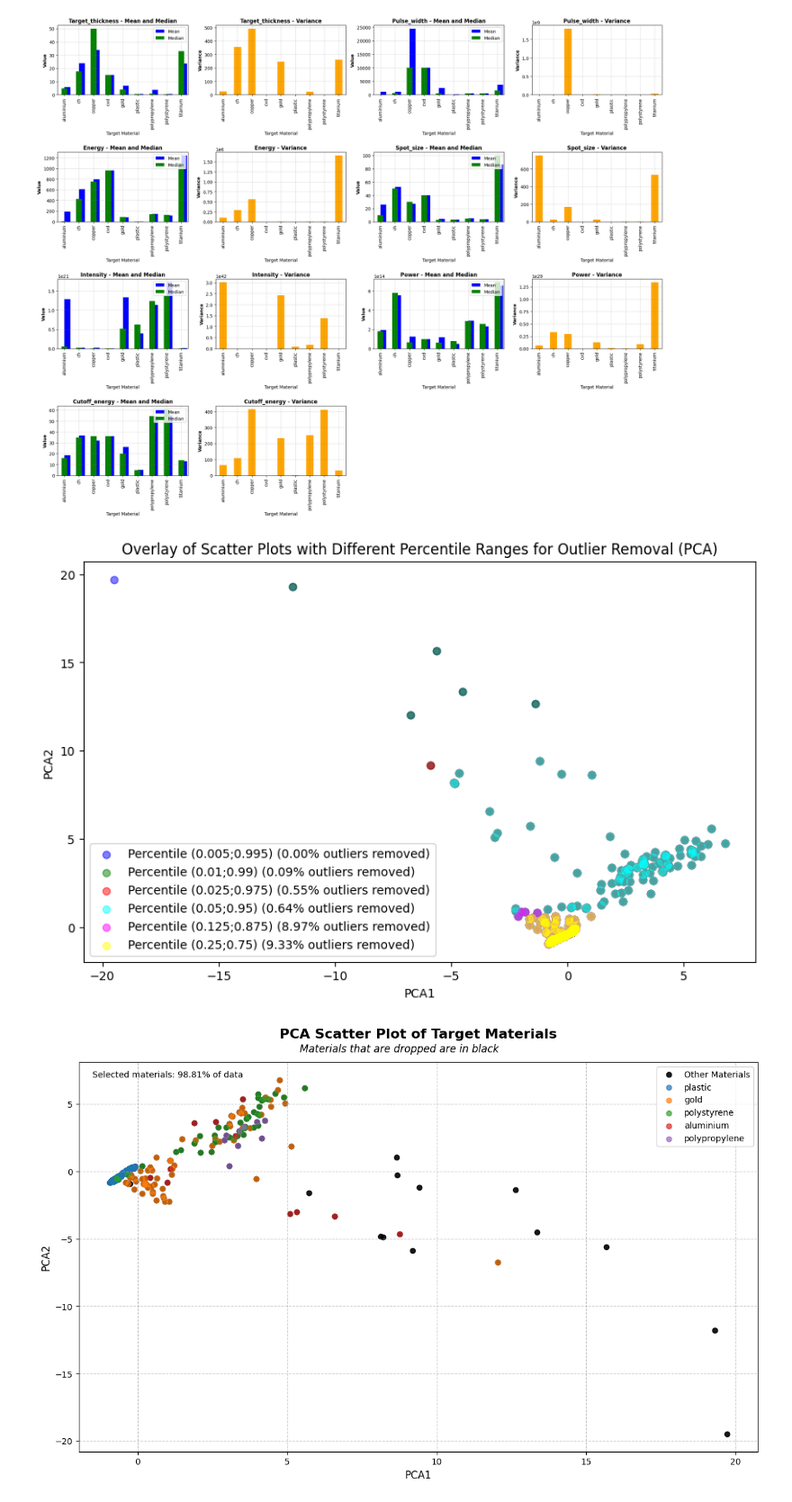
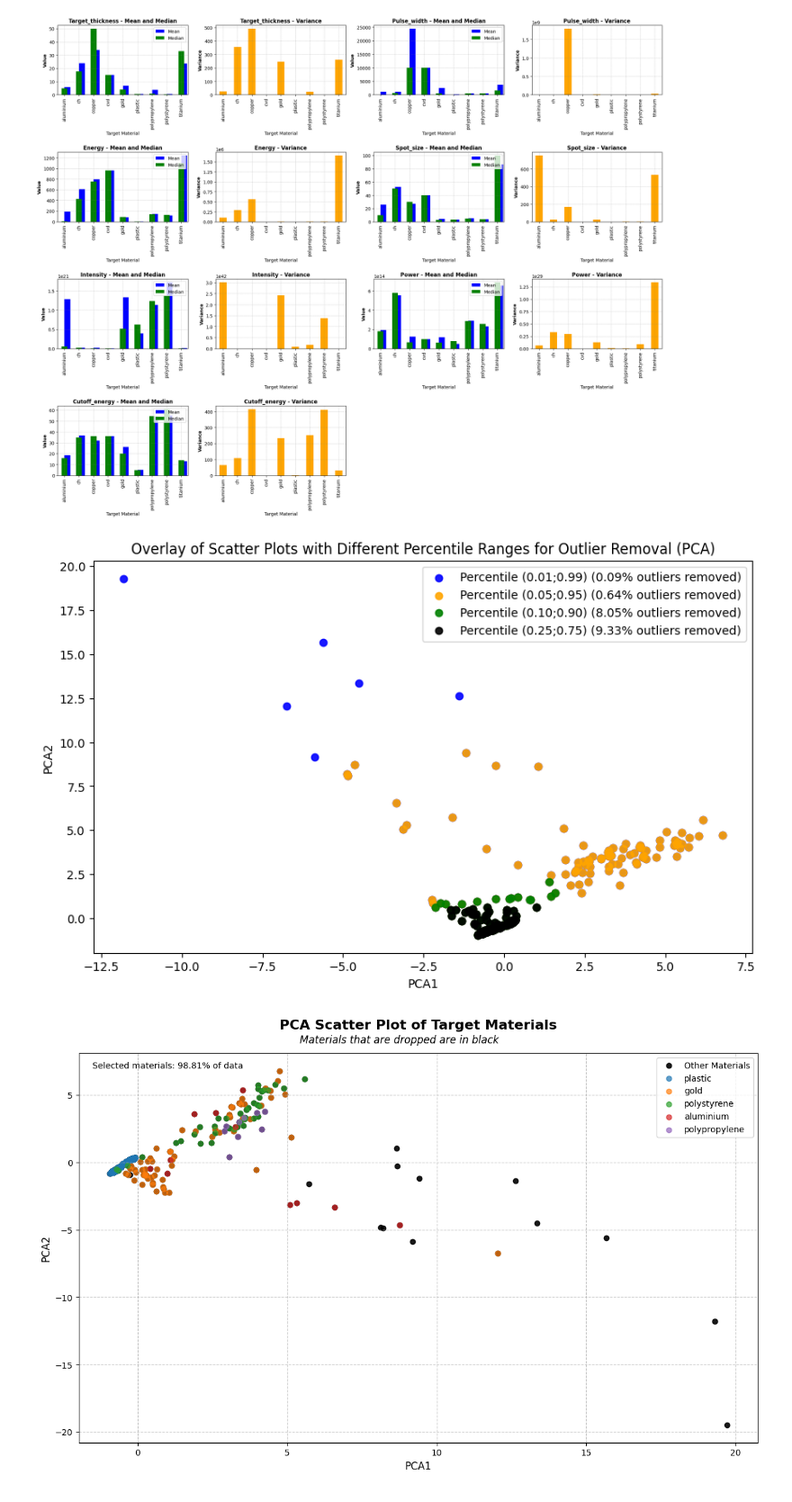
Before and after one commit to iu-ai-research/Synthetic_LAIB_Data, a Jupyter notebook: 1_sample_preparation/eda.ipynb, the cells around one changed output. Shown at 90% size. Saved outputs shown, nothing was run; the diff lists cells and outputs as text; code cells hidden in the pictures.

```diff
--- a/1_sample_preparation/eda.ipynb
+++ b/1_sample_preparation/eda.ipynb
@@ -277,16 +277,21 @@ from sklearn.decomposition import PCA
 from sklearn.preprocessing import StandardScaler
 
 # Assuming df and numerical_features are already defined
-pctl_range = [1, 2, 5, 10, 25, 50]
-colors = ['blue', 'green', 'red', 'cyan', 'magenta', 'yellow']
+pctl_range = [
+    #1,
+    2,
+    #5,
+    10,
+    20,
+    50
+]
+colors = ['blue', 'orange', 'green', 'black']
 
 # Define the new labels for the legend
 percentile_labels = [
-    '(0.005;0.995)',
     '(0.01;0.99)',
-    '(0.025;0.975)',
     '(0.05;0.95)',
-    '(0.125;0.875)',
+    '(0.10;0.90)',
     '(0.25;0.75)'
 ]
 
@@ -305,35 +310,35 @@ for i, num_pcntl in enumerate(pctl_range):
     right_tail = round((100 - (num_pcntl / 2)) / 100, 3)
     left_tail = round(1 - right_tail, 3)
 
     col1 = 'PCA1'
     col2 = 'PCA2'
 
     # Calculate Q1 (left_tail) and Q3 (right_tail) of the PCA components
     Q1 = df_pca[[col1,col2]].quantile(left_tail)
     Q3 = df_pca[[col1,col2]].quantile(right_tail)
     IQR = Q3 - Q1
 
     # Create a boolean mask where True indicates an outlier
     outlier_mask = ((df_pca[[col1,col2]] < (Q1 - 1.5 * IQR)) | (df_pca[[col1,col2]] > (Q3 + 1.5 * IQR)))
 
     num_outliers = outlier_mask.any(axis=1).sum()
     total = len(df_pca)
     outlier_percent = num_outliers / total * 100
 
     # Plotting non-outliers
     plt.scatter(df_pca.loc[~outlier_mask.any(axis=1), col2],
                 df_pca.loc[~outlier_mask.any(axis=1), col1],
-                color=colors[i], alpha=0.5,
+                color=colors[i], alpha=0.9,
                 label=f'Percentile {percentile_labels[i]} ({outlier_percent:.2f}% outliers removed)')
 
 plt.title('Overlay of Scatter Plots with Different Percentile Ranges for Outlier Removal (PCA)')
 plt.xlabel('PCA1')
 plt.ylabel('PCA2')
 plt.legend()
 plt.savefig('eda_effect_of_outlier_removal_pca.jpg')
 plt.show()
 # %% [output]
-[figure, old version]
+[figure, new version]
 # %%
 import pandas as pd
 import matplotlib.pyplot as plt
```
Also changed, not shown: 4 other files.
